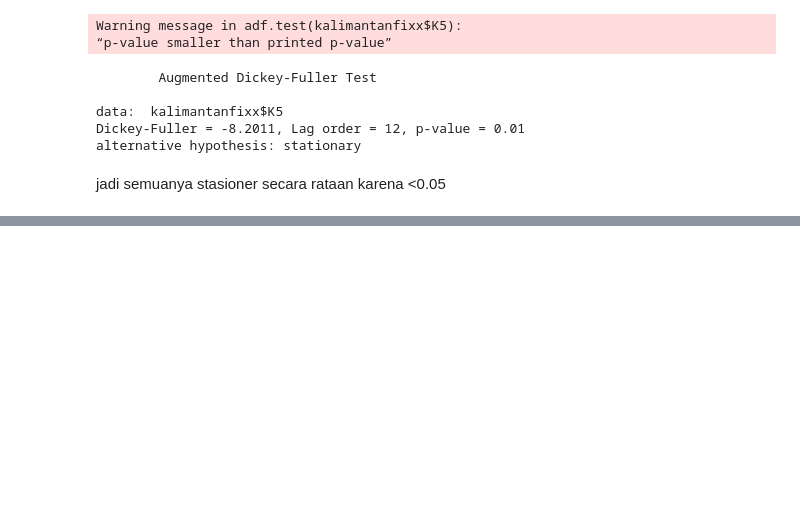
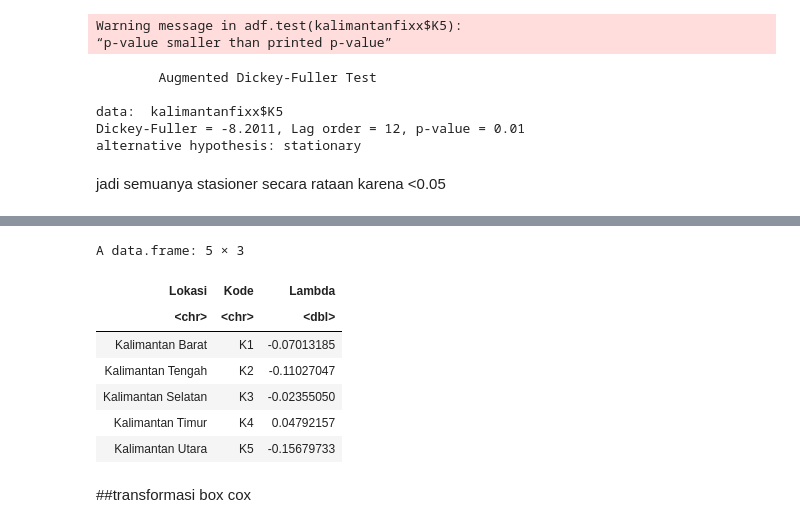
Before and after one commit to estyaprnm/Thesis, a Jupyter notebook: Copy_of_thesisgstar.ipynb, the cells around one changed output, grey strips where cells are left out. Cells and saved outputs as stored; diff of their text form; code cells hidden in the pictures; blank space fills up the shorter version.

```diff
--- a/Copy_of_thesisgstar.ipynb
+++ b/Copy_of_thesisgstar.ipynb
@@ -877,0 +924,31 @@ also installing the dependencies ‘iterators’, ‘permute’, ‘colorspace
+# %%
+hasil_lambda <- data.frame(
+  Lokasi = c(
+    "Kalimantan Barat",
+    "Kalimantan Tengah",
+    "Kalimantan Selatan",
+    "Kalimantan Timur",
+    "Kalimantan Utara"
+  ),
+  Kode = c("K1", "K2", "K3", "K4", "K5"),
+  Lambda = c(
+    BoxCox.lambda(kalimantanfixx$K1 + 1),
+    BoxCox.lambda(kalimantanfixx$K2 + 1),
+    BoxCox.lambda(kalimantanfixx$K3 + 1),
+    BoxCox.lambda(kalimantanfixx$K4 + 1),
+    BoxCox.lambda(kalimantanfixx$K5 + 1)
+  )
+)
+
+hasil_lambda
+# %% [output]
+A data.frame: 5 × 3
+| Lokasi | Kode | Lambda |
+| <chr> | <chr> | <dbl> |
+| Kalimantan Barat | K1 | -0.07013185 |
+| Kalimantan Tengah | K2 | -0.11027047 |
+| Kalimantan Selatan | K3 | -0.02355050 |
+| Kalimantan Timur | K4 | 0.04792157 |
+| Kalimantan Utara | K5 | -0.15679733 |
+# %% [markdown]
+##transformasi box cox
```
Also changed, not shown: parts of 17 cells of this notebook.
